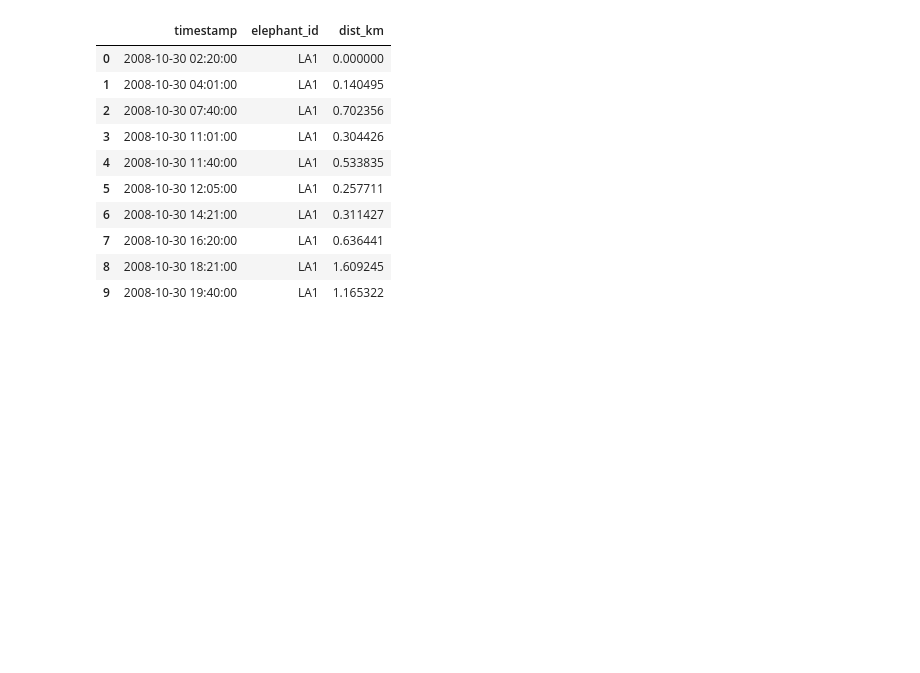
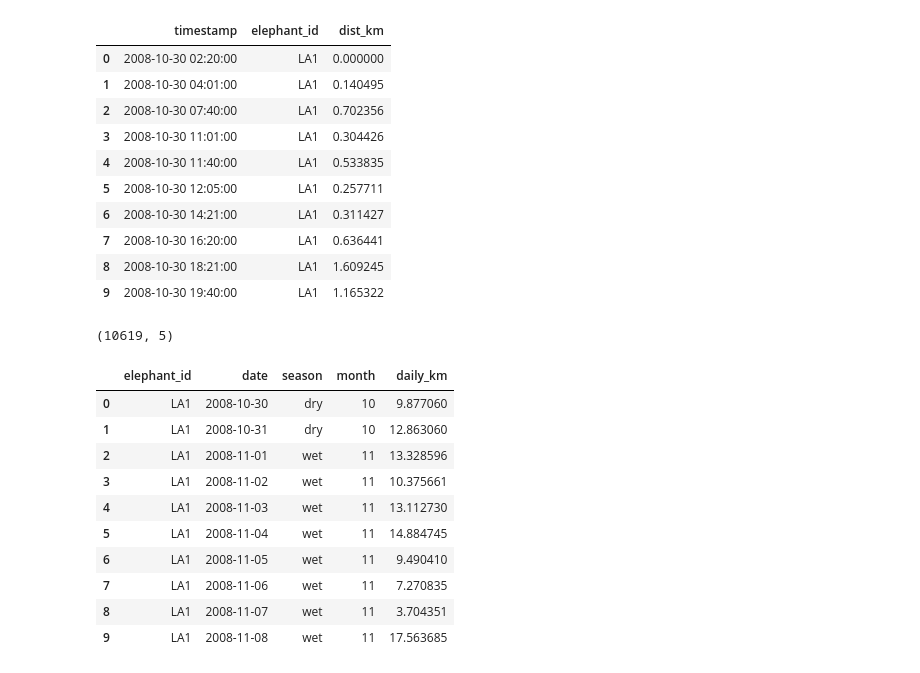
Before and after one commit to manuela1702/elephant_migration, a Jupyter notebook: elephant_migration.ipynb, the cells around one changed output. Drawn from its saved outputs; the diff is of its cells as text; code cells hidden in the pictures; blank space fills up the shorter version.

Commit message:
Add daily distance calculation by grouping GPS points

```diff
--- a/elephant_migration.ipynb
+++ b/elephant_migration.ipynb
@@ -108,3 +108,27 @@ df[['timestamp', 'elephant_id', 'dist_km']].head(10)
 | 7 | 2008-10-30 16:20:00 | LA1 | 0.636441 |
 | 8 | 2008-10-30 18:21:00 | LA1 | 1.609245 |
 | 9 | 2008-10-30 19:40:00 | LA1 | 1.165322 |
+# %%
+# Add date column without time
+df['date'] = df['timestamp'].dt.date
+
+# Group by elephant and day - sum all distances for that day
+daily = df.groupby(['elephant_id', 'date', 'season', 'month'])['dist_km'].sum().reset_index()
+daily.columns = ['elephant_id', 'date', 'season', 'month', 'daily_km']
+
+# Verify
+print(daily.shape)
+daily.head(10)
+# %% [output]
+(10619, 5)
+|  | elephant_id | date | season | month | daily_km |
+| 0 | LA1 | 2008-10-30 | dry | 10 | 9.877060 |
+| 1 | LA1 | 2008-10-31 | dry | 10 | 12.863060 |
+| 2 | LA1 | 2008-11-01 | wet | 11 | 13.328596 |
+| 3 | LA1 | 2008-11-02 | wet | 11 | 10.375661 |
+| 4 | LA1 | 2008-11-03 | wet | 11 | 13.112730 |
+| 5 | LA1 | 2008-11-04 | wet | 11 | 14.884745 |
+| 6 | LA1 | 2008-11-05 | wet | 11 | 9.490410 |
+| 7 | LA1 | 2008-11-06 | wet | 11 | 7.270835 |
+| 8 | LA1 | 2008-11-07 | wet | 11 | 3.704351 |
+| 9 | LA1 | 2008-11-08 | wet | 11 | 17.563685 |
```
